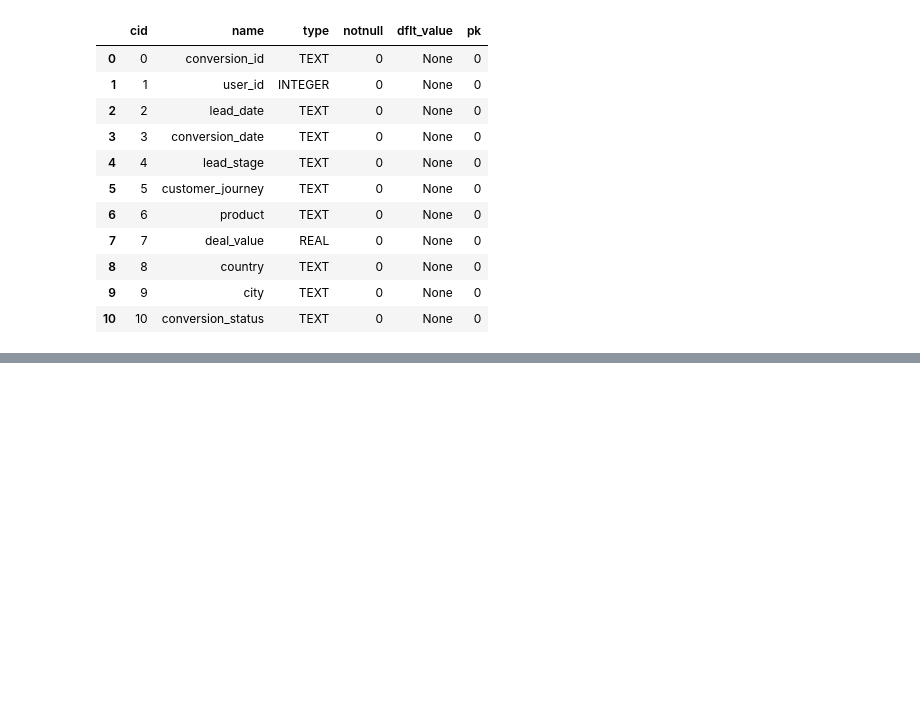
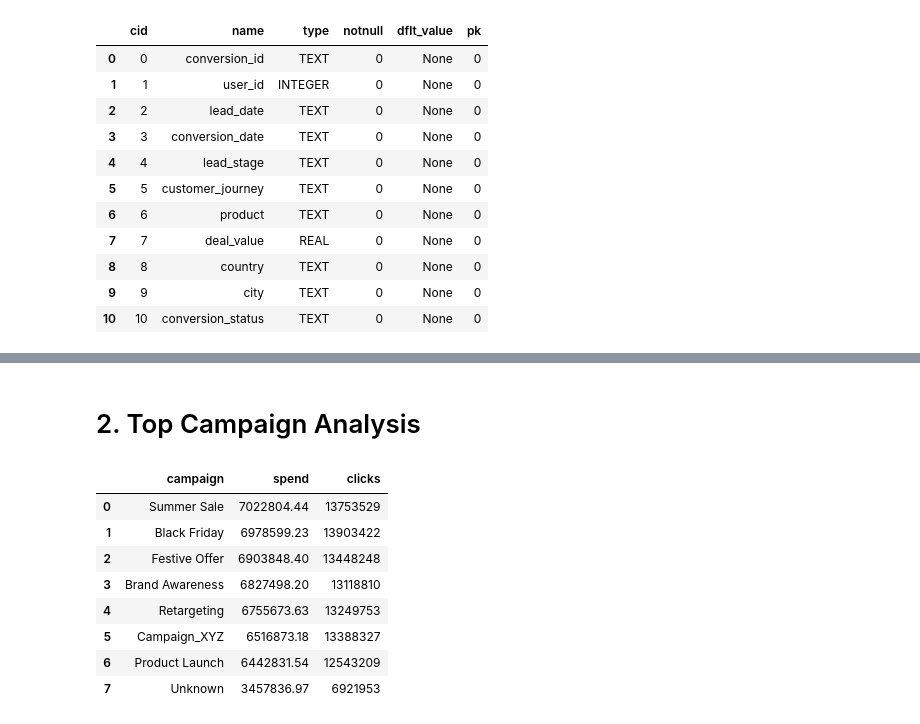
Before and after one commit to hitteshkharyal/Marketing-_ROI_Dashboard, a Jupyter notebook: project1.ipynb, the cells around one changed output, grey strips where cells are left out. Drawn from its saved outputs; the diff is of its cells as text; code cells hidden in the pictures; blank space fills up the shorter version.

```diff
--- a/project1.ipynb
+++ b/project1.ipynb
@@ -1209,0 +1238,23 @@ pd.read_sql("PRAGMA table_info(crm_conversions)", conn)
+# %% [markdown]
+# 2. Top Campaign Analysis
+# %%
+pd.read_sql("""
+SELECT
+    campaign,
+    ROUND(SUM(ad_spend),2) AS spend,
+    SUM(clicks) AS clicks
+FROM ad_spend
+GROUP BY campaign
+ORDER BY spend DESC
+LIMIT 10;
+""", conn)
+# %% [output]
+|  | campaign | spend | clicks |
+| 0 | Summer Sale | 7022804.44 | 13753529 |
+| 1 | Black Friday | 6978599.23 | 13903422 |
+| 2 | Festive Offer | 6903848.40 | 13448248 |
+| 3 | Brand Awareness | 6827498.20 | 13118810 |
+| 4 | Retargeting | 6755673.63 | 13249753 |
+| 5 | Campaign_XYZ | 6516873.18 | 13388327 |
+| 6 | Product Launch | 6442831.54 | 12543209 |
+| 7 | Unknown | 3457836.97 | 6921953 |
```
Also changed, not shown: parts of 7 cells of this notebook, 5 other files.
